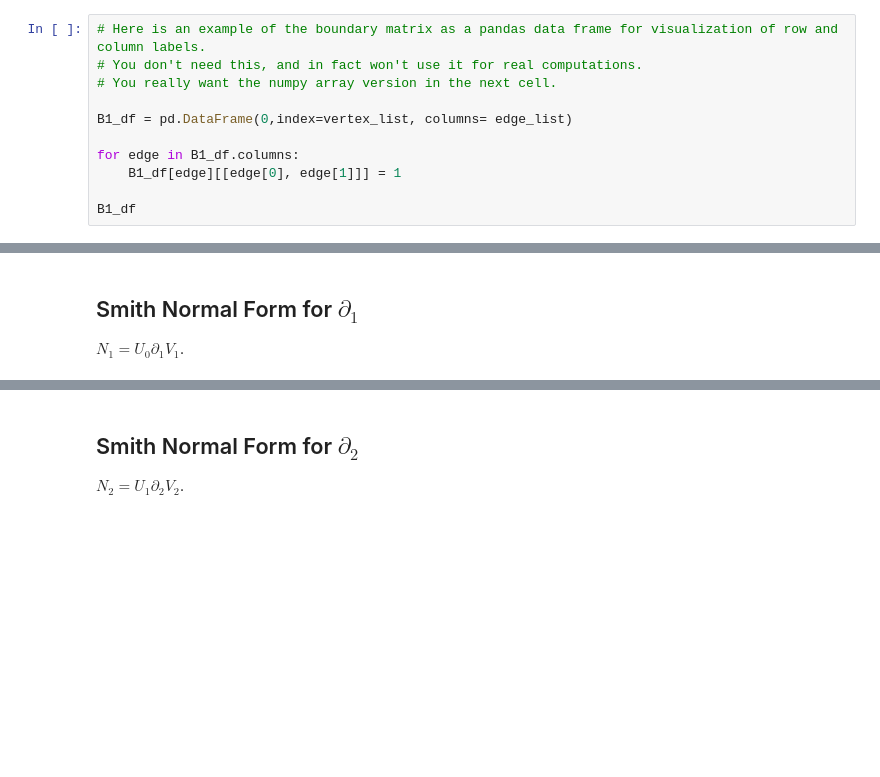
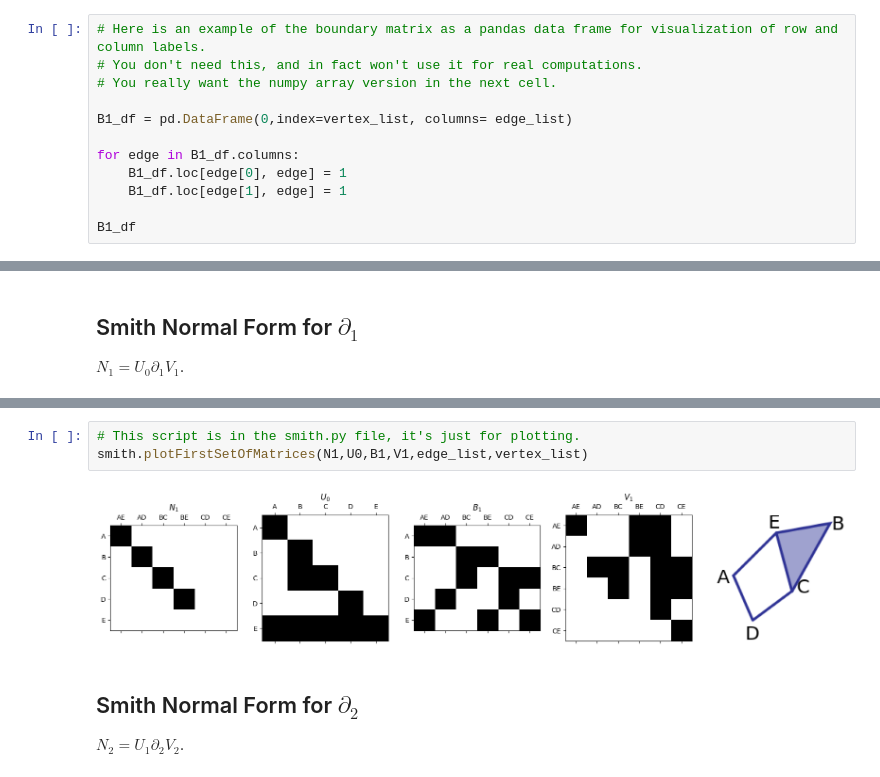
Before and after one commit to lizliz/CMSE890-TDA-Fall2025, a Jupyter notebook: _sources/Lectures/07-Homology-Computing/Lec07-ComputingHomology.ipynb, the cells around one changed output, grey strips where cells are left out. Cells and saved outputs as stored; diff of their text form; blank space fills up the shorter version.

```diff
--- a/_sources/Lectures/07-Homology-Computing/Lec07-ComputingHomology.ipynb
+++ b/_sources/Lectures/07-Homology-Computing/Lec07-ComputingHomology.ipynb
@@ -33,7 +31,8 @@ triangle_list = ['BCE']
 B1_df = pd.DataFrame(0,index=vertex_list, columns= edge_list)
 
 for edge in B1_df.columns:
-    B1_df[edge][[edge[0], edge[1]]] = 1
+    B1_df.loc[edge[0], edge] = 1
+    B1_df.loc[edge[1], edge] = 1
 
 B1_df
 # %% [output]
@@ -244,3 +160,8 @@ def plotSecondSetOfMatrices(N1,U1,V2,edge_list,triangle_list,figure_file = 'Simp
+# %%
+# This script is in the smith.py file, it's just for plotting.
+smith.plotFirstSetOfMatrices(N1,U0,B1,V1,edge_list,vertex_list)
+# %% [output]
+[figure, added]
 # %% [markdown]
 ## Smith Normal Form for $\partial_2$
 $N_2 = U_{1}\partial_2 V_2$.
```
Also changed, not shown: parts of 18 cells of this notebook, 40 other files.
